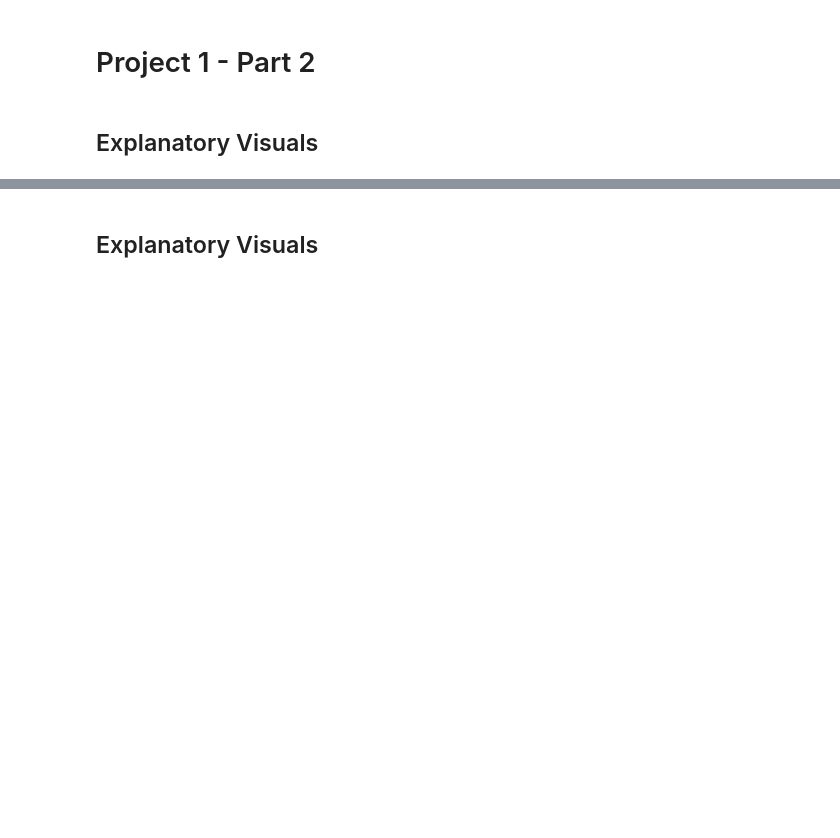
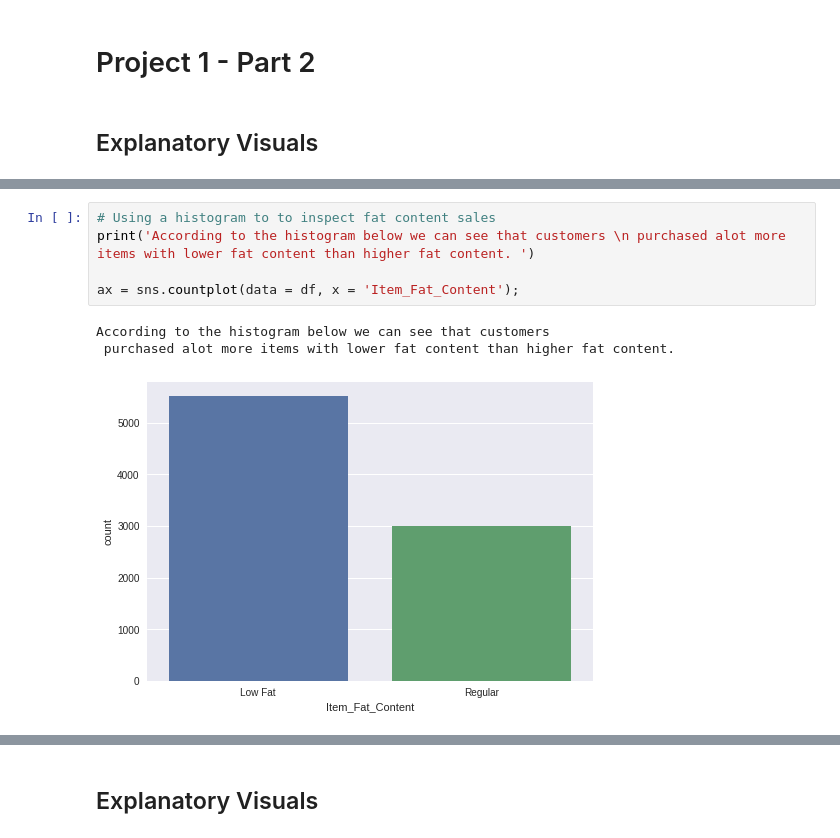
Before and after one commit to farisassallami/Food-Sales-Predictions, a Jupyter notebook: Project_1_Food_Sales_Predictions.ipynb, the cells around one changed output, grey strips where cells are left out. Drawn from its saved outputs; the diff is of its cells as text; blank space fills up the shorter version.

```diff
--- a/Project_1_Food_Sales_Predictions.ipynb
+++ b/Project_1_Food_Sales_Predictions.ipynb
@@ -170,0 +177,9 @@ statistics.loc[['mean','min','max']]
+# %%
+# Using a histogram to to inspect fat content sales
+print('According to the histogram below we can see that customers \n purchased alot more items with lower fat content than higher fat content. ')
+
+ax = sns.countplot(data = df, x = 'Item_Fat_Content');
+# %% [output]
+According to the histogram below we can see that customers
+ purchased alot more items with lower fat content than higher fat content.
+[figure, added]
```
Also changed, not shown: parts of 8 cells of this notebook.
